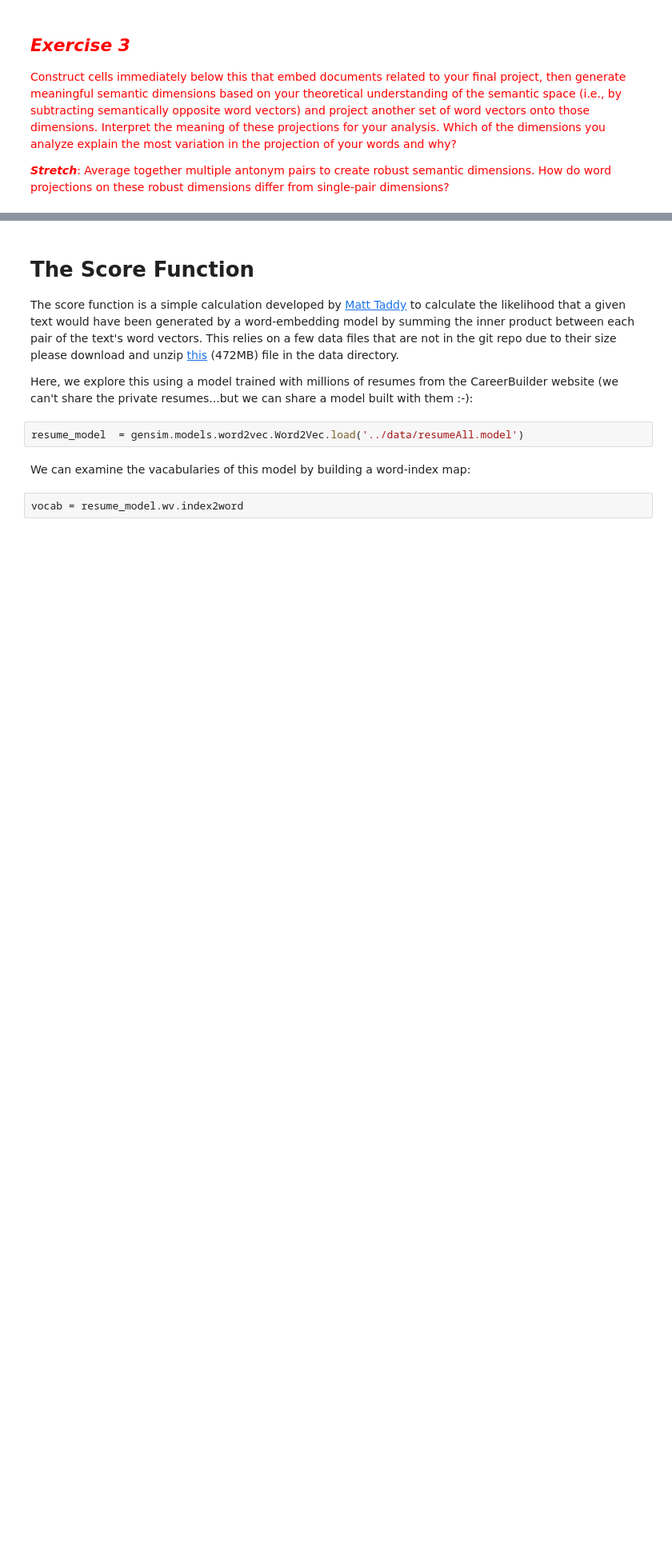
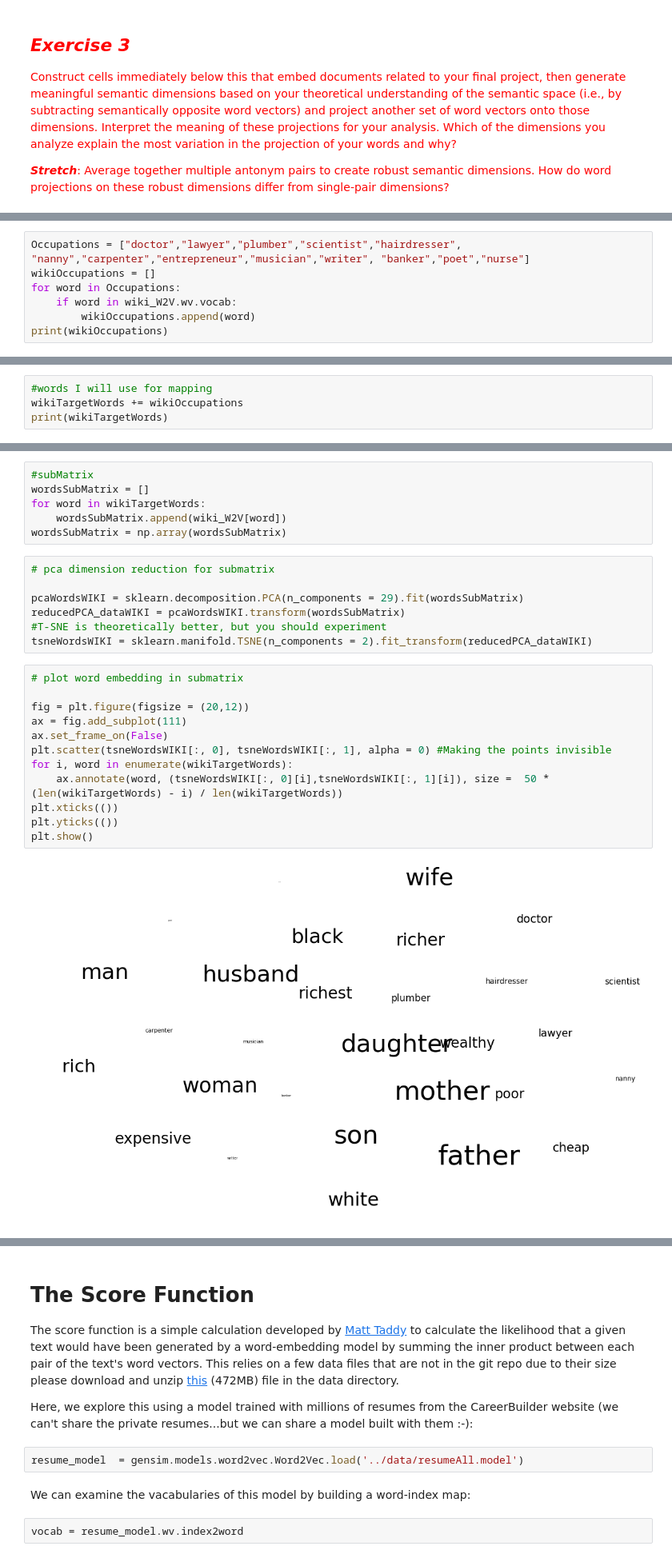
Before and after one commit to VivianQian19/Content-Analysis-2020, a Jupyter notebook: week-7/7-Vector-Space-Word-Embeddings.ipynb, the cells around one changed output, grey strips where cells are left out. Shown at 80% size. Cells and saved outputs as stored; diff of their text form; blank space fills up the shorter version.

```diff
--- a/week-7/7-Vector-Space-Word-Embeddings.ipynb
+++ b/week-7/7-Vector-Space-Word-Embeddings.ipynb
@@ -1276,0 +1348,7 @@ plt.show()
+# %%
+Occupations = ["doctor","lawyer","plumber","scientist","hairdresser", "nanny","carpenter","entrepreneur","musician","writer", "banker","poet","nurse"]
+wikiOccupations = []
+for word in Occupations:
+    if word in wiki_W2V.wv.vocab:
+        wikiOccupations.append(word)
+print(wikiOccupations)
@@ -1276,0 +1361,4 @@ plt.show()
+# %%
+#words I will use for mapping
+wikiTargetWords += wikiOccupations
+print(wikiTargetWords)
@@ -1276,0 +1371,27 @@ plt.show()
+# %%
+#subMatrix
+wordsSubMatrix = []
+for word in wikiTargetWords:
+    wordsSubMatrix.append(wiki_W2V[word])
+wordsSubMatrix = np.array(wordsSubMatrix)
+# %%
+# pca dimension reduction for submatrix
+
+pcaWordsWIKI = sklearn.decomposition.PCA(n_components = 29).fit(wordsSubMatrix)
+reducedPCA_dataWIKI = pcaWordsWIKI.transform(wordsSubMatrix)
+#T-SNE is theoretically better, but you should experiment
+tsneWordsWIKI = sklearn.manifold.TSNE(n_components = 2).fit_transform(reducedPCA_dataWIKI)
+# %%
+# plot word embedding in submatrix
+
+fig = plt.figure(figsize = (20,12))
+ax = fig.add_subplot(111)
+ax.set_frame_on(False)
+plt.scatter(tsneWordsWIKI[:, 0], tsneWordsWIKI[:, 1], alpha = 0) #Making the points invisible
+for i, word in enumerate(wikiTargetWords):
+    ax.annotate(word, (tsneWordsWIKI[:, 0][i],tsneWordsWIKI[:, 1][i]), size =  50 * (len(wikiTargetWords) - i) / len(wikiTargetWords))
+plt.xticks(())
+plt.yticks(())
+plt.show()
+# %% [output]
+[figure, added]
```
Also changed, not shown: parts of 29 cells of this notebook.
